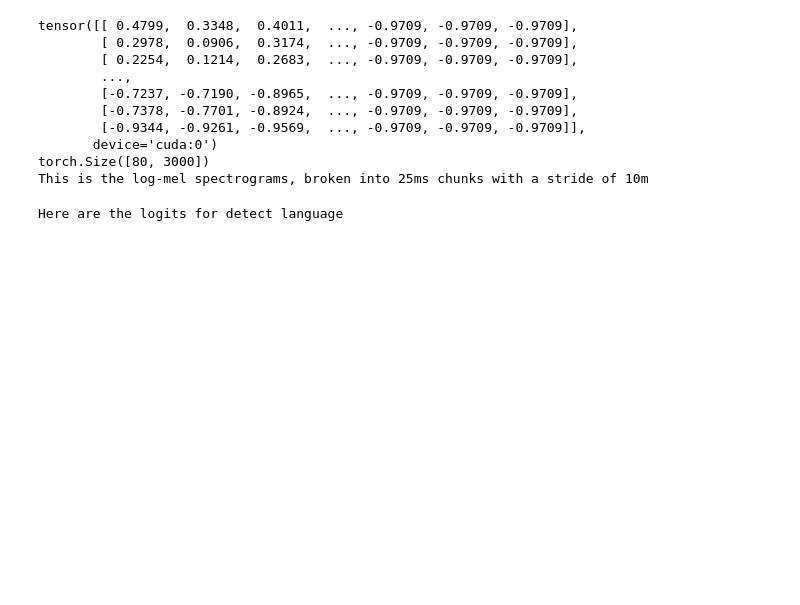
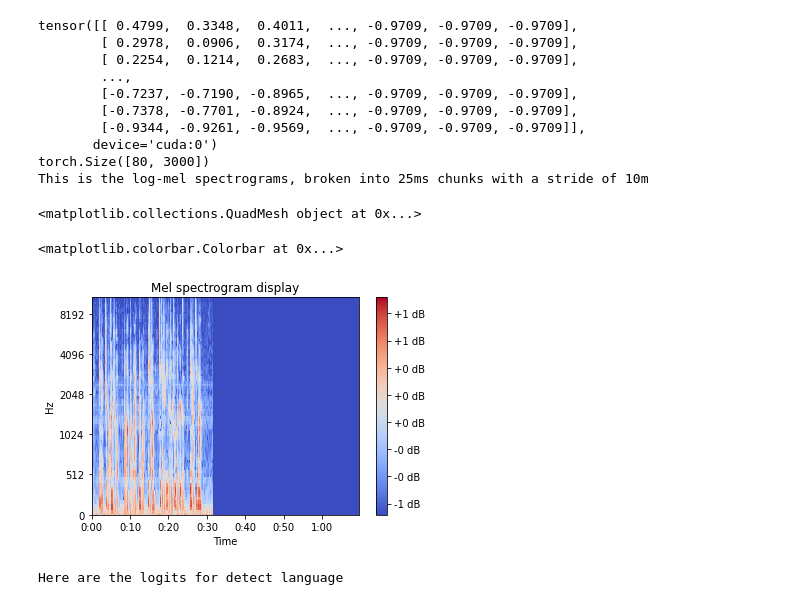
Before and after one commit to tiedaar/WSPSR, a Jupyter notebook: whisper_demo.ipynb, the cells around one changed output. Saved outputs shown, nothing was run; the diff lists cells and outputs as text; code cells hidden in the pictures; blank space fills up the shorter version.

```diff
--- a/whisper_demo.ipynb
+++ b/whisper_demo.ipynb
@@ -41,7 +40,7 @@ that took 2.64 seconds!
 model = whisper.load_model("base")
 
 # load audio and pad/trim it to fit 30 seconds
-audio = whisper.load_audio(audio_files[0])
+audio = whisper.load_audio(audio_files[1])
 audio = whisper.pad_or_trim(audio)
 
 # make log-Mel spectrogram and move to the same device as the model
@@ -85,6 +84,22 @@ tensor([[ 0.4799,  0.3348,  0.4011,  ..., -0.9709, -0.9709, -0.9709],
        device='cuda:0')
 torch.Size([80, 3000])
 This is the log-mel spectrograms, broken into 25ms chunks with a stride of 10m
+# %%
+import numpy as np
+import matplotlib.pyplot as plt
+
+import librosa
+import librosa.display
+
+mel_tensor = mel.to('cpu')
+fig, ax = plt.subplots()
+img = librosa.display.specshow(np.array(mel_tensor), y_axis='mel', x_axis='time', ax=ax)
+ax.set(title='Mel spectrogram display')
+fig.colorbar(img, ax=ax, format="%+2.f dB")
+# %% [output]
+<matplotlib.collections.QuadMesh object at 0x...>
+<matplotlib.colorbar.Colorbar at 0x...>
+[figure, added]
 # %%
 print("Here are the logits for detect language")
 probs
```
Also changed, not shown: parts of 2 cells of this notebook.
